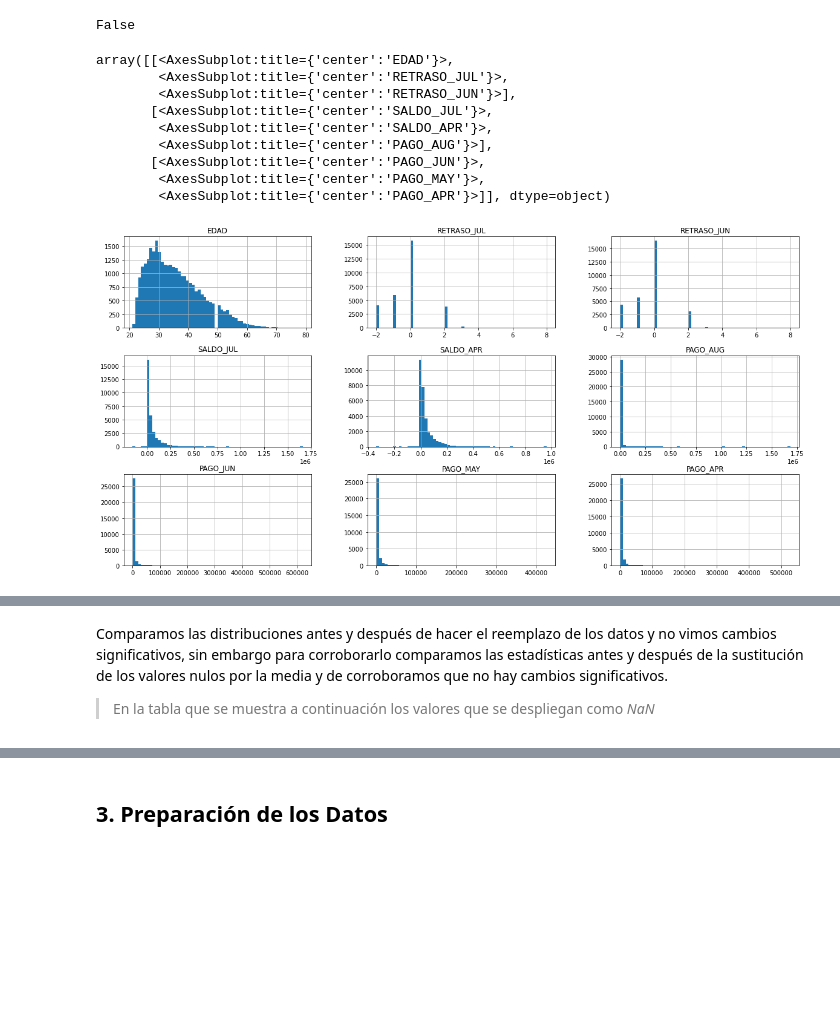
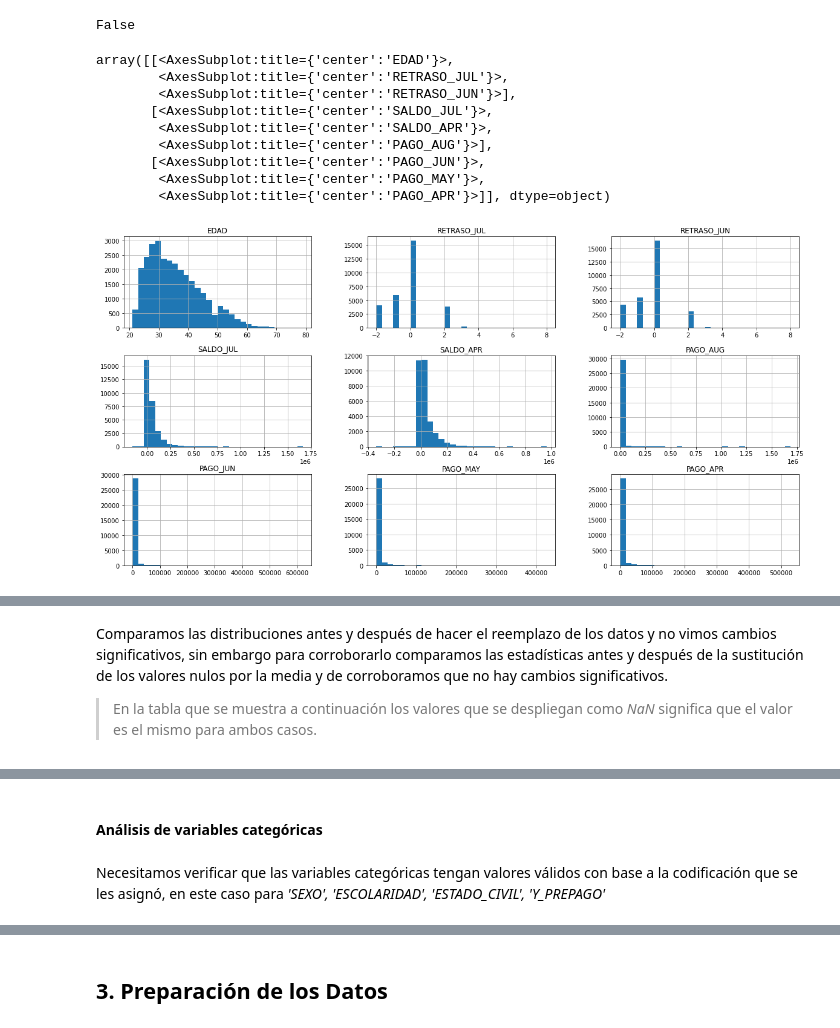
Before and after one commit to PosgradoMNA/actividades-de-aprendizaje-armandoBringas-a01200230, a Jupyter notebook: Activity_week_3/Week_3-Activity_1/Actividad-1.ipynb, the cells around one changed output, grey strips where cells are left out. Cells and saved outputs as stored; diff of their text form; code cells hidden in the pictures; blank space fills up the shorter version.

Commit message:
Revisar variables categóricas

```diff
--- a/Activity_week_3/Week_3-Activity_1/Actividad-1.ipynb
+++ b/Activity_week_3/Week_3-Activity_1/Actividad-1.ipynb
@@ -477,18 +479,18 @@ df.isnull().values.any()
 False
 # %%
 df_subset_dropna = df[columns]
-df_subset_dropna.hist(bins=60, figsize=(20,10))
+df_subset.hist(bins=30, figsize=(20,10))
 # %% [output]
 array([[<AxesSubplot:title={'center':'EDAD'}>,
         <AxesSubplot:title={'center':'RETRASO_JUL'}>,
         <AxesSubplot:title={'center':'RETRASO_JUN'}>],
        [<AxesSubplot:title={'center':'SALDO_JUL'}>,
         <AxesSubplot:title={'center':'SALDO_APR'}>,
         <AxesSubplot:title={'center':'PAGO_AUG'}>],
        [<AxesSubplot:title={'center':'PAGO_JUN'}>,
         <AxesSubplot:title={'center':'PAGO_MAY'}>,
         <AxesSubplot:title={'center':'PAGO_APR'}>]], dtype=object)
-[figure, old version]
+[figure, new version]
 # %%
 stats_subset_dropna = df_subset_dropna.describe()
 stats_subset_dropna
@@ -505,7 +507,7 @@ stats_subset_dropna
 # %% [markdown]
 Comparamos las distribuciones antes y después de hacer el reemplazo de los datos y no vimos cambios significativos, sin embargo para corroborarlo comparamos las estadísticas antes y después de la sustitución de los valores nulos por la media y de corroboramos que no hay cambios significativos.
 
-> En la tabla que se muestra a continuación los valores que se despliegan como _NaN_
+> En la tabla que se muestra a continuación los valores que se despliegan como _NaN_ significa que el valor es el mismo para ambos casos.
 # %%
 stats_subset.compare(stats_subset_dropna)
 # %% [output]
@@ -517,3 +519,7 @@ stats_subset.compare(stats_subset_dropna)
 | 25% | NaN | NaN | NaN | NaN | NaN | NaN | 2663.500000 | 2663.750000 | NaN | NaN | ... |
 | 50% | NaN | NaN | NaN | NaN | NaN | NaN | 20087.000000 | 20087.500000 | 17068.000000 | 17071.000000 | ... |
 | 75% | NaN | NaN | NaN | NaN | NaN | NaN | 60178.500000 | 60177.750000 | 49207.500000 | 49206.750000 | ... |
+# %% [markdown]
+#### Análisis de variables categóricas
+# %% [markdown]
+Necesitamos verificar que las variables categóricas tengan valores válidos con base a la codificación que se les asignó, en este caso para _'SEXO', 'ESCOLARIDAD', 'ESTADO_CIVIL', 'Y_PREPAGO'_
```
Also changed, not shown: parts of 46 cells of this notebook.
